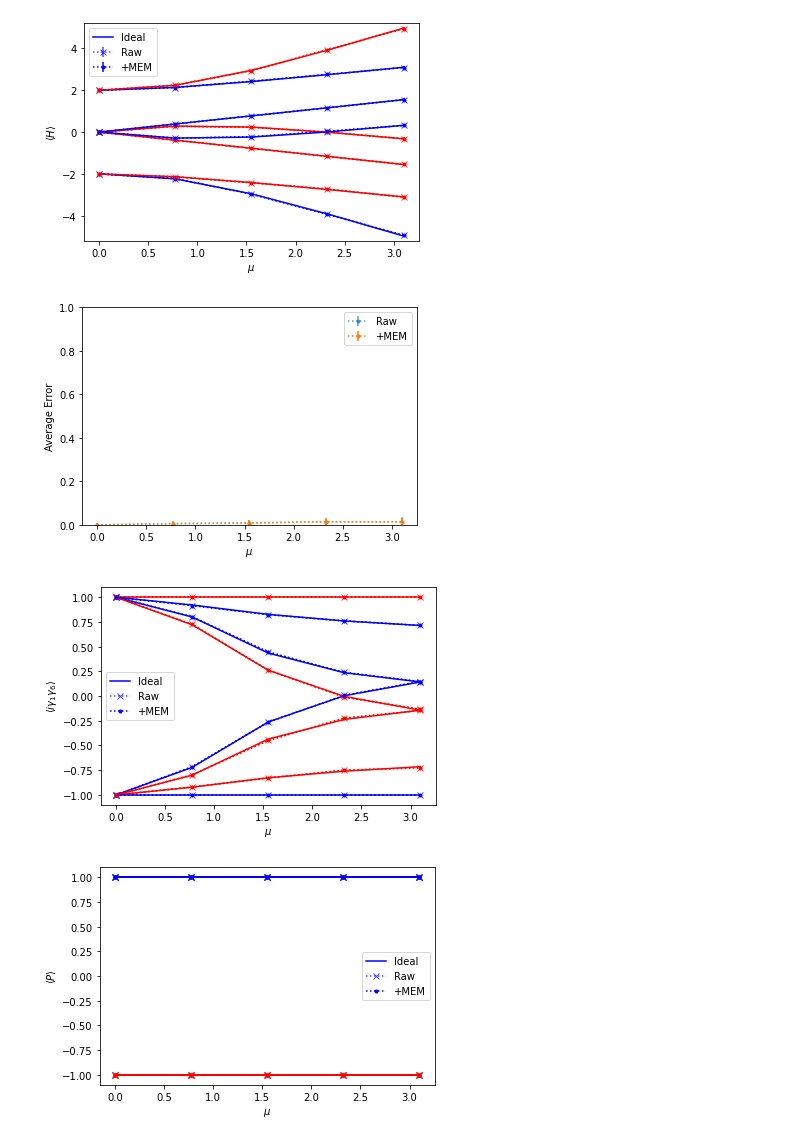
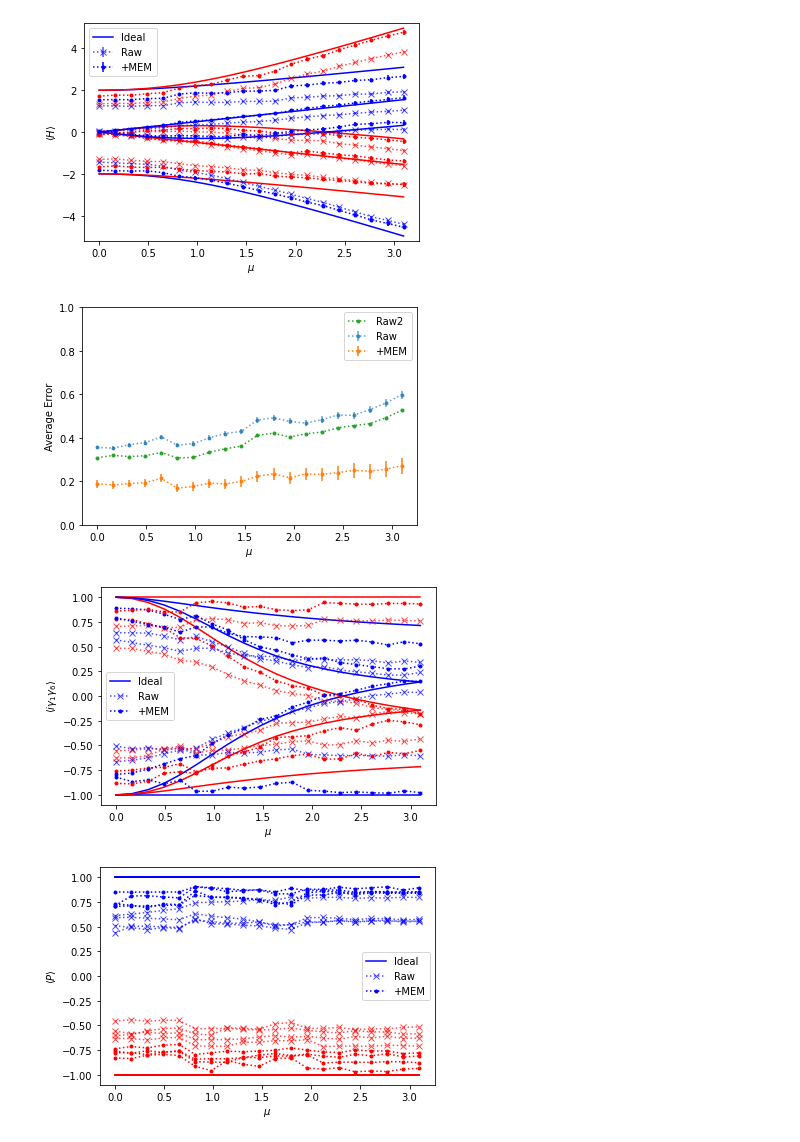
Before and after one commit to qiskit-community/qiskit-research, a Jupyter notebook: docs/mzm_generation/data-collection.ipynb, the cells around one changed output. Saved outputs shown, nothing was run; the diff lists cells and outputs as text; code cells hidden in the pictures.

```diff
--- a/docs/mzm_generation/data-collection.ipynb
+++ b/docs/mzm_generation/data-collection.ipynb
@@ -82,6 +83,6 @@ from qiskit_research.mzm_generation import KitaevHamiltonianAnalysis
 # %%
-# db_experiment_id = '7cdedfc9-998f-41ad-8346-1357923106d7'
-# data = ExperimentData.load(db_experiment_id, provider.service('experiment'))
+db_experiment_id = 'c09ecdc3-1ddf-43a4-9ad5-77332e6618e1'
+data = ExperimentData.load(db_experiment_id, provider.service('experiment'))
 
 qubits = data.metadata["qubits"]
 n_modes = len(qubits)
@@ -101,6 +102,7 @@ data = analysis.run(data)
 energy_exact = data.analysis_results('energy_exact').value
 energy_raw = data.analysis_results('energy_raw').value
 energy_mem = data.analysis_results('energy_mem').value
+energy_parity_basis_raw = data.analysis_results('energy_parity_basis_raw').value
 
 # raw data only
 fig, ax = plt.subplots()
@@ -123,6 +125,20 @@ for occupied_orbitals, series in energy_raw.items():
         color=color,
         alpha=0.7,
     )
+for occupied_orbitals, series in energy_parity_basis_raw.items():
+    label = "Raw2" if not occupied_orbitals else None
+    color = "red" if len(occupied_orbitals) % 2 else "blue"
+    #energies, stddevs = zip(*series)
+    ax.errorbar(
+        chemical_potential_values,
+        series,
+        #energies,
+        #yerr=2 * np.array(stddevs),
+        fmt="v:",
+        label=label,
+        color=color,
+        alpha=0.7,
+    )
 ax.set_xlabel(r"$\mu$")
 ax.set_ylabel(r"$\langle H \rangle$")
 ax.set_ylim(-5.2, 5.2)
@@ -174,7 +190,7 @@ ax.legend()
 data.add_figures(fig, 'energy_raw_mem', overwrite=True)
 plt.show()
 # %% [output]
-[figure, old version]
+[figure, new version]
 # %%
 # plot average error in energy
 fig, ax = plt.subplots()
@@ -183,6 +199,7 @@ energy_error_raw = np.zeros(len(chemical_potential_values))
 energy_error_stddev_raw = np.zeros(len(chemical_potential_values))
 energy_error_mem = np.zeros(len(chemical_potential_values))
 energy_error_stddev_mem = np.zeros(len(chemical_potential_values))
+energy_error_pb_raw = np.zeros(len(chemical_potential_values))
 for occupied_orbitals in occupied_orbitals_list:
     exact = np.array(energy_exact[occupied_orbitals])
 
@@ -195,35 +212,47 @@ for occupied_orbitals in occupied_orbitals_list:
     mem = np.array(mem)
     energy_error_mem += np.abs(mem - exact)
     energy_error_stddev_mem += np.array(mem_stddev) ** 2
+
+    raw_pb = energy_parity_basis_raw[occupied_orbitals]
+    raw_pb = np.array(raw_pb)
+    energy_error_pb_raw += np.abs(raw_pb - exact)
+
 energy_error_raw /= 2 ** n_modes
 energy_error_stddev_raw = np.sqrt(energy_error_stddev_raw) / 2 ** n_modes
 energy_error_mem /= 2 ** n_modes
 energy_error_stddev_mem = np.sqrt(energy_error_stddev_mem) / 2 ** n_modes
+energy_error_pb_raw /= 2 ** n_modes
 
 ax.errorbar(
     chemical_potential_values,
     energy_error_raw,
     yerr=2 * energy_error_stddev_raw,
     fmt=".:",
     label="Raw",
     alpha=0.7,
 )
 ax.errorbar(
     chemical_potential_values,
     energy_error_mem,
     yerr=2 * energy_error_stddev_mem,
     fmt=".:",
     label="+MEM",
 )
+ax.plot(
+    chemical_potential_values,
+    energy_error_pb_raw,
+    ".:",
+    label="Raw2",
+)
 ax.set_xlabel(r"$\mu$")
 ax.set_ylabel(r"Average Error")
 ax.set_ylim(0.0, 1.0)
 ax.legend()
 
 data.add_figures(fig, 'energy_error_raw_mem', overwrite=True)
 plt.show()
 # %% [output]
-[figure, old version]
+[figure, new version]
 # %%
 # plot edge correlation
 edge_correlation_exact = data.analysis_results('edge_correlation_exact').value
@@ -260,7 +289,7 @@ ax.legend()
 data.add_figures(fig, 'edge_correlation_raw_mem', overwrite=True)
 plt.show()
 # %% [output]
-[figure, old version]
+[figure, new version]
 # %%
 # plot parity
 parity_exact = data.analysis_results('parity_exact').value
@@ -296,7 +325,7 @@ ax.legend()
 data.add_figures(fig, 'parity_raw_mem', overwrite=True)
 plt.show()
 # %% [output]
-[figure, old version]
+[figure, new version]
 # %%
 # plot number
 number_exact = data.analysis_results('number_exact').value
```
Also changed, not shown: parts of 8 cells of this notebook.
